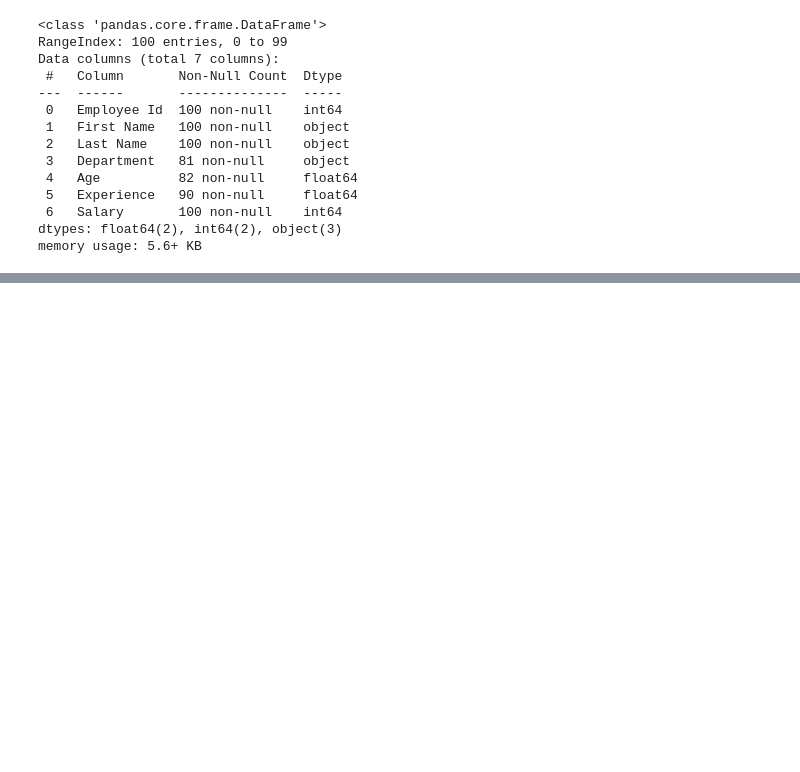
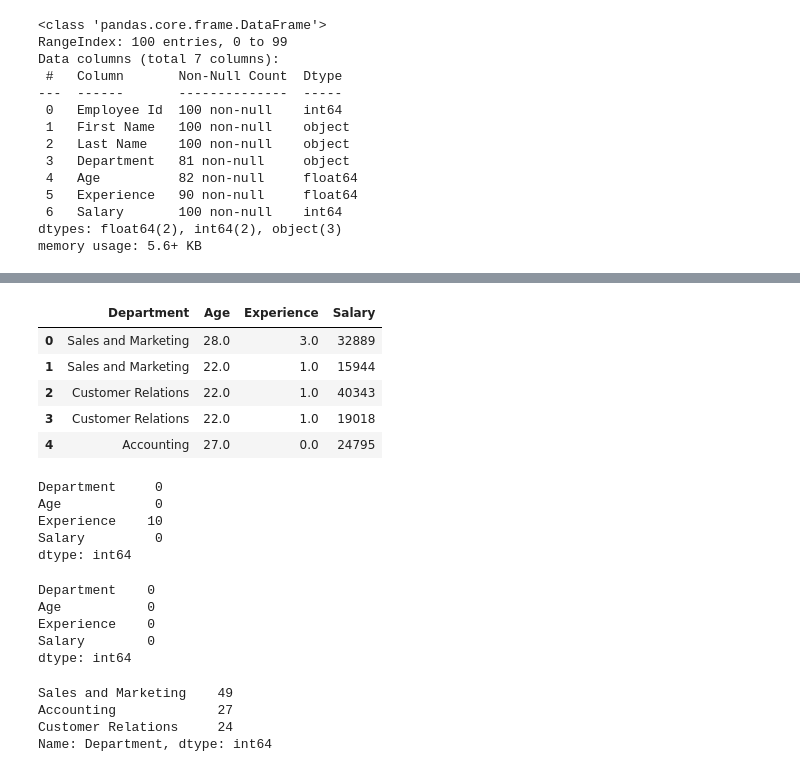
Before and after one commit to ardranijesh/Data-science-study, a Jupyter notebook: ML/Machine Learning.ipynb, the cells around one changed output, grey strips where cells are left out. Cells and saved outputs as stored; diff of their text form; code cells hidden in the pictures; blank space fills up the shorter version.

```diff
--- a/ML/Machine Learning.ipynb
+++ b/ML/Machine Learning.ipynb
@@ -146,0 +202,17 @@ for i in list(df.select_dtypes(exclude=['object']).columns)[1:]:
+# %%
+df_1.head()
+# %% [output]
+|  | Department | Age | Experience | Salary |
+| 0 | Sales and Marketing | 28.0 | 3.0 | 32889 |
+| 1 | Sales and Marketing | 22.0 | 1.0 | 15944 |
+| 2 | Customer Relations | 22.0 | 1.0 | 40343 |
+| 3 | Customer Relations | 22.0 | 1.0 | 19018 |
+| 4 | Accounting | 27.0 | 0.0 | 24795 |
+# %%
+df_1.isnull().sum()
+# %% [output]
+Department     0
+Age            0
+Experience    10
+Salary         0
+dtype: int64
@@ -146,0 +221,15 @@ for i in list(df.select_dtypes(exclude=['object']).columns)[1:]:
+# %%
+df_1.isnull().sum()
+# %% [output]
+Department    0
+Age           0
+Experience    0
+Salary        0
+dtype: int64
+# %%
+df_1['Department'].value_counts()
+# %% [output]
+Sales and Marketing    49
+Accounting             27
+Customer Relations     24
+Name: Department, dtype: int64
```
Also changed, not shown: parts of 29 cells of this notebook.
